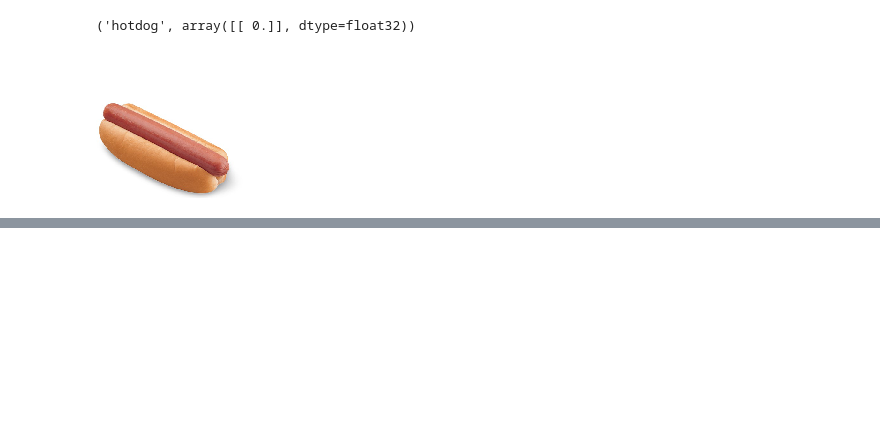
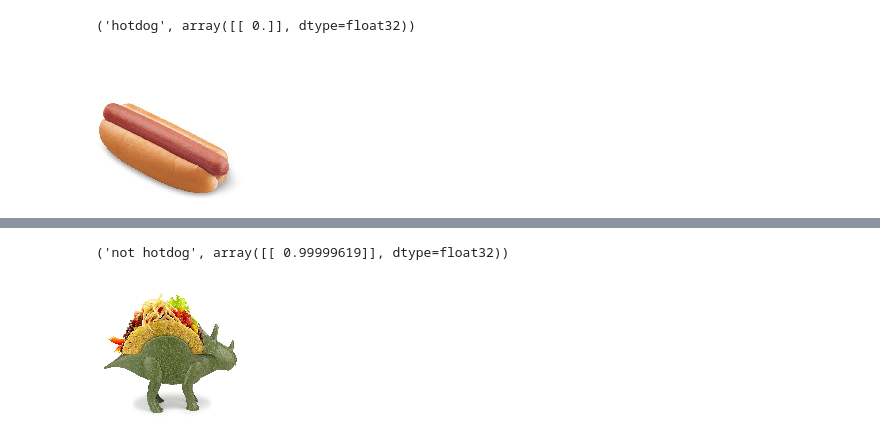
Before and after one commit to chadmckenna/not-hotdog, a Jupyter notebook: notebooks/NotHotdog_Model_Skewed.ipynb, the cells around one changed output, grey strips where cells are left out. Cells and saved outputs as stored; diff of their text form; code cells hidden in the pictures; blank space fills up the shorter version.

```diff
--- a/notebooks/NotHotdog_Model_Skewed.ipynb
+++ b/notebooks/NotHotdog_Model_Skewed.ipynb
@@ -162,0 +177,7 @@ display(hotdog_img3)
+# %%
+hotdog_imgn = load_img('../test/not_hotdog/5.jpg', False, target_size=(img_width, img_height))
+print(predict(hotdog_imgn))
+display(hotdog_imgn)
+# %% [output]
+('not hotdog', array([[ 0.99999619]], dtype=float32))
+[figure, added]
```
Also changed, not shown: parts of 4 cells of this notebook, 6 other files.
